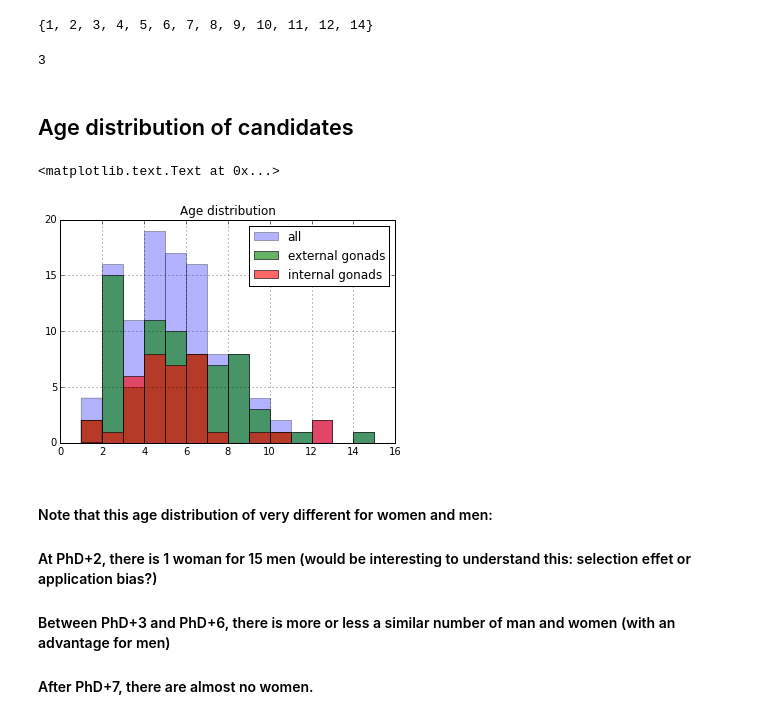
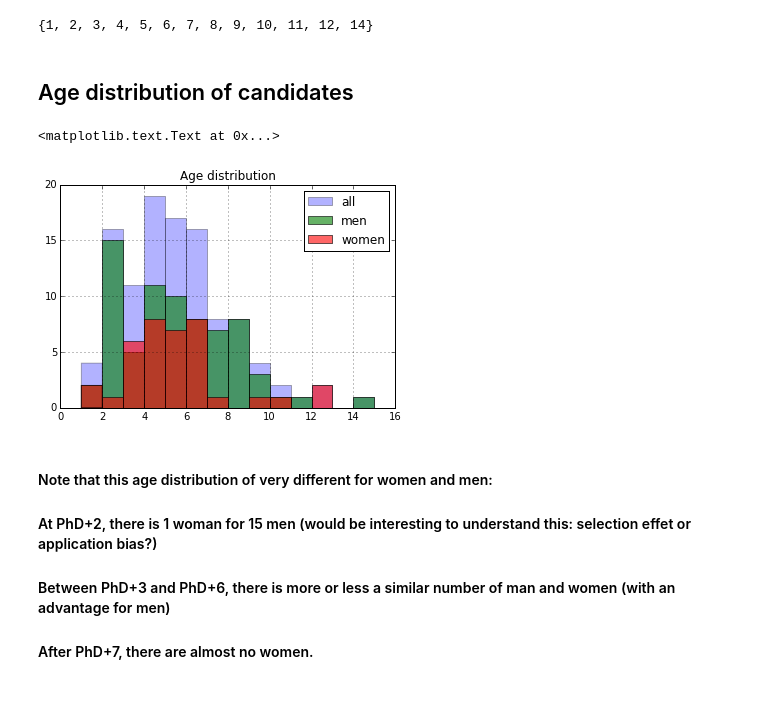
Before and after one commit to cbienpourtoi/cnap, a Jupyter notebook: cnapAnalysis.ipynb, the cells around one changed output. Drawn from its saved outputs; the diff is of its cells as text; code cells hidden in the pictures.

```diff
--- a/cnapAnalysis.ipynb
+++ b/cnapAnalysis.ipynb
@@ -18,22 +18,19 @@ set(candidats.age)
 # %%
 femmes = candidats[candidats.genre == 1]
 hommes = candidats[candidats.genre == -1]
-print np.sum([femmes.age <3])
-# %% [output]
-3
 # %% [markdown]
 ## Age distribution of candidates
 # %%
 nBins = np.max(candidats.age)-np.min(candidats.age)+1
 yRange = (np.min(candidats.age),np.max(candidats.age)+1)
 candidats.age.hist(bins=nBins, range=yRange, label="all", alpha=0.3)
-hommes.age.hist(bins=nBins, range=yRange, label="external gonads", alpha=0.6)
-femmes.age.hist(bins=nBins, range=yRange, label="internal gonads", alpha=0.6)
+hommes.age.hist(bins=nBins, range=yRange, label="men", alpha=0.6)
+femmes.age.hist(bins=nBins, range=yRange, label="women", alpha=0.6)
 plt.legend(loc='upper right')
 plt.title("Age distribution")
 # %% [output]
 <matplotlib.text.Text at 0x...>
-[figure, old version]
+[figure, new version]
 # %% [markdown]
 #### Note that this age distribution of very different for women and men:
 #### At PhD+2, there is 1 woman for 15 men (would be interesting to understand this: selection effet or application bias?)
```
Also changed, not shown: parts of 1 cell of this notebook.
